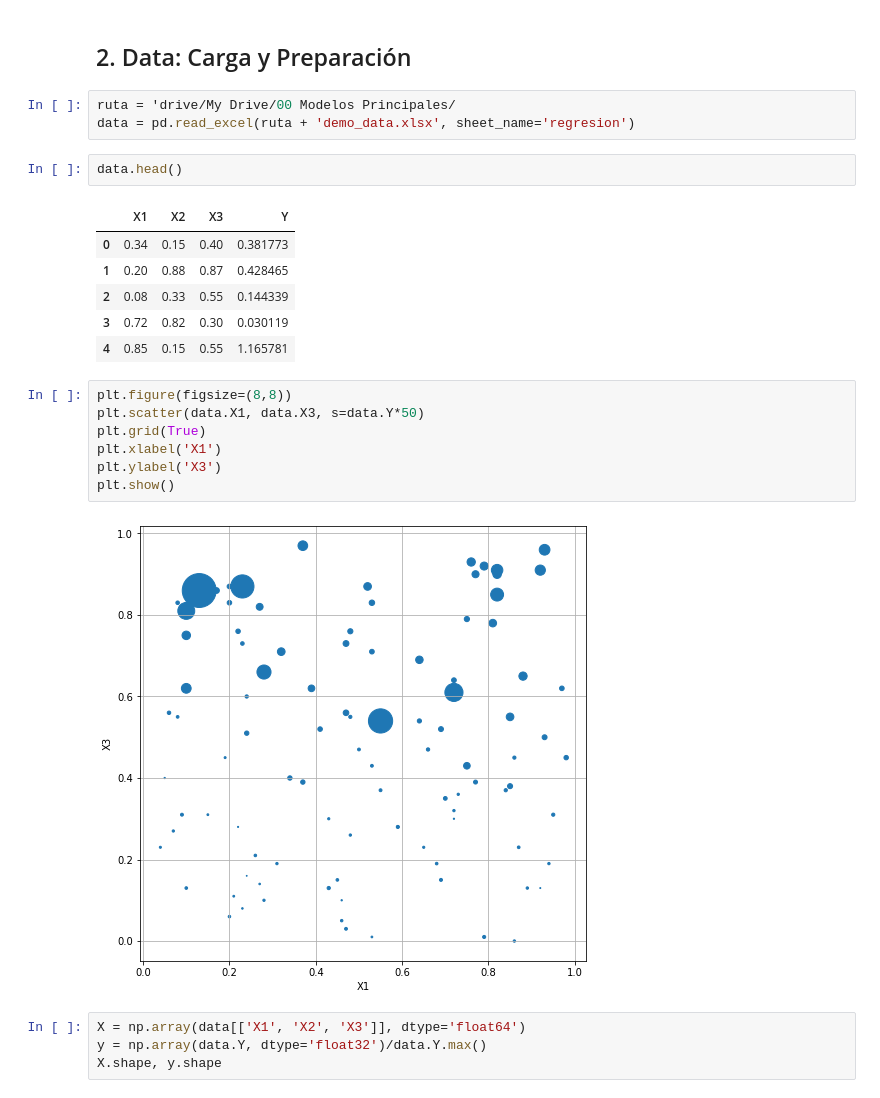
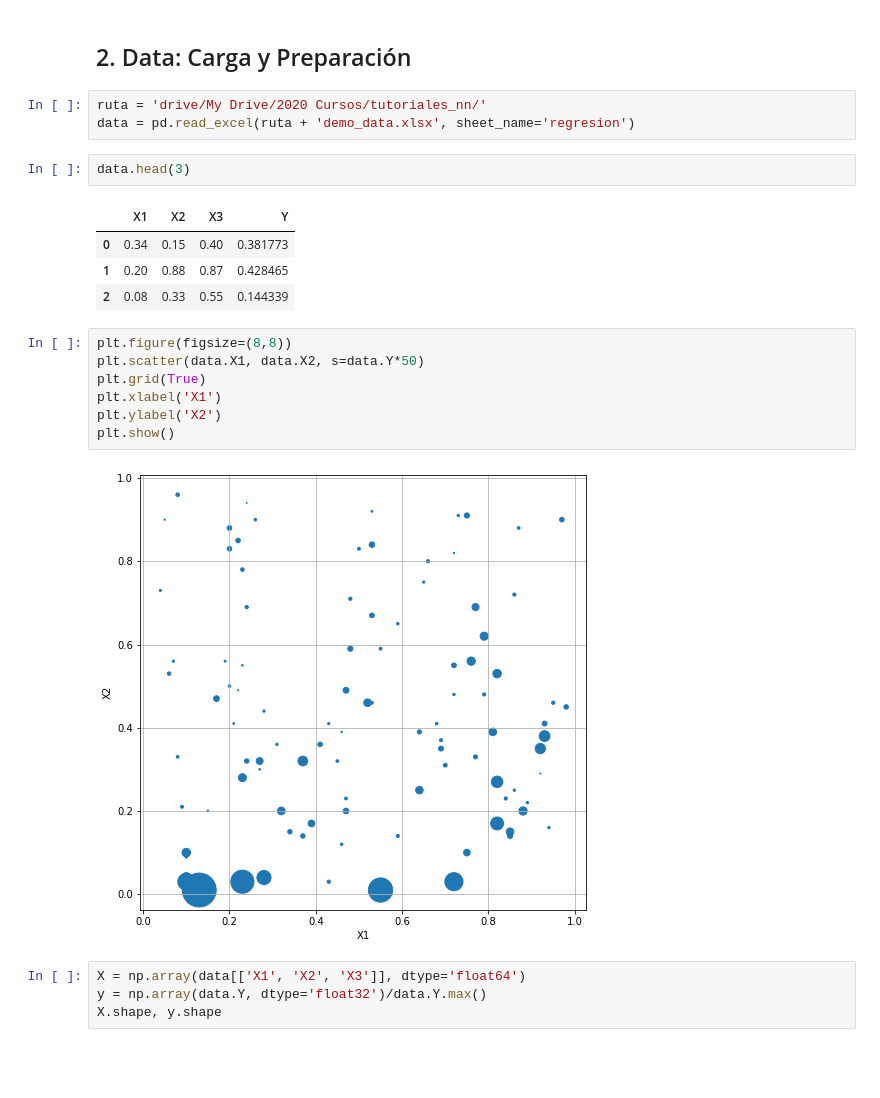
Before and after one commit to jcmachicao/curso_intro_nn, a Jupyter notebook: nn_demo.ipynb, the cells around one changed output. Drawn from its saved outputs; the diff is of its cells as text; blank space fills up the shorter version.

```diff
--- a/nn_demo.ipynb
+++ b/nn_demo.ipynb
@@ -9,26 +9,24 @@ import matplotlib.pyplot as plt
 # %% [markdown]
 ## 2. Data: Carga y Preparación
 # %%
-ruta = 'drive/My Drive/00 Modelos Principales/
+ruta = 'drive/My Drive/2020 Cursos/tutoriales_nn/'
 data = pd.read_excel(ruta + 'demo_data.xlsx', sheet_name='regresion')
 # %%
-data.head()
+data.head(3)
 # %% [output]
 |  | X1 | X2 | X3 | Y |
 | 0 | 0.34 | 0.15 | 0.40 | 0.381773 |
 | 1 | 0.20 | 0.88 | 0.87 | 0.428465 |
 | 2 | 0.08 | 0.33 | 0.55 | 0.144339 |
-| 3 | 0.72 | 0.82 | 0.30 | 0.030119 |
-| 4 | 0.85 | 0.15 | 0.55 | 1.165781 |
 # %%
 plt.figure(figsize=(8,8))
-plt.scatter(data.X1, data.X3, s=data.Y*50)
+plt.scatter(data.X1, data.X2, s=data.Y*50)
 plt.grid(True)
 plt.xlabel('X1')
-plt.ylabel('X3')
+plt.ylabel('X2')
 plt.show()
 # %% [output]
-[figure, old version]
+[figure, new version]
 # %%
 X = np.array(data[['X1', 'X2', 'X3']], dtype='float64')
 y = np.array(data.Y, dtype='float32')/data.Y.max()
```
Also changed, not shown: parts of 15 cells of this notebook.
